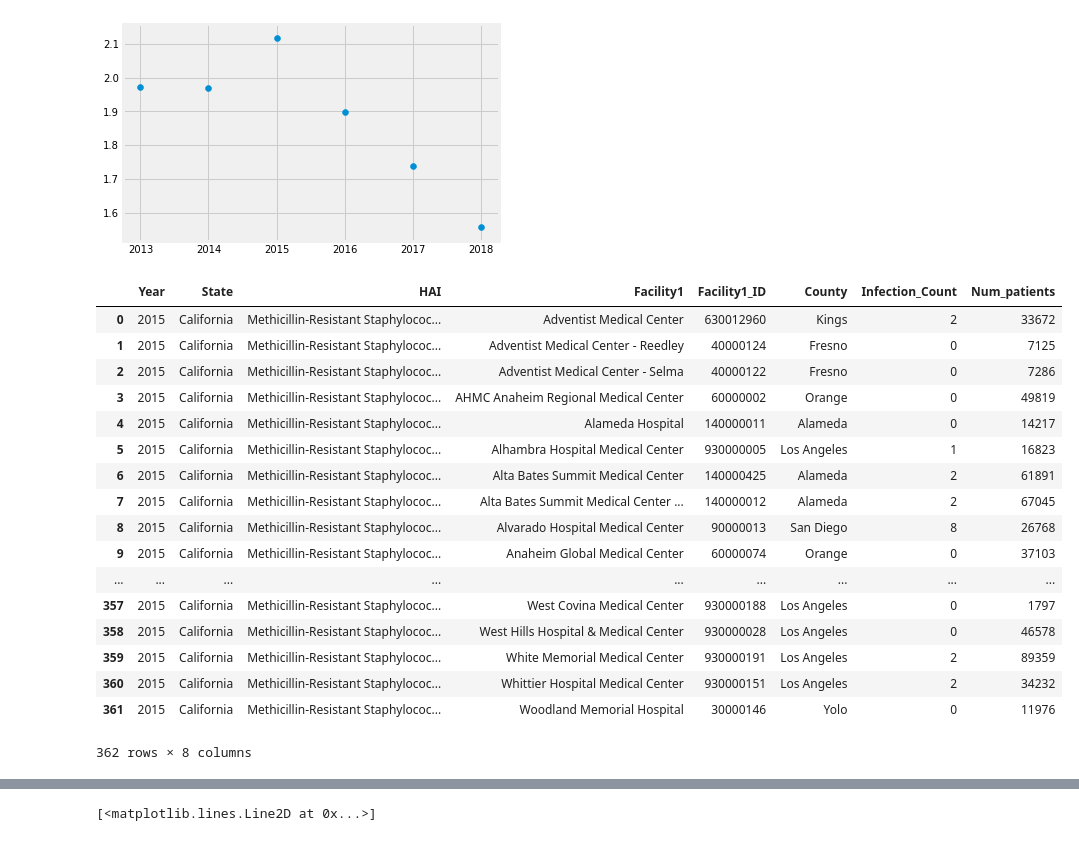
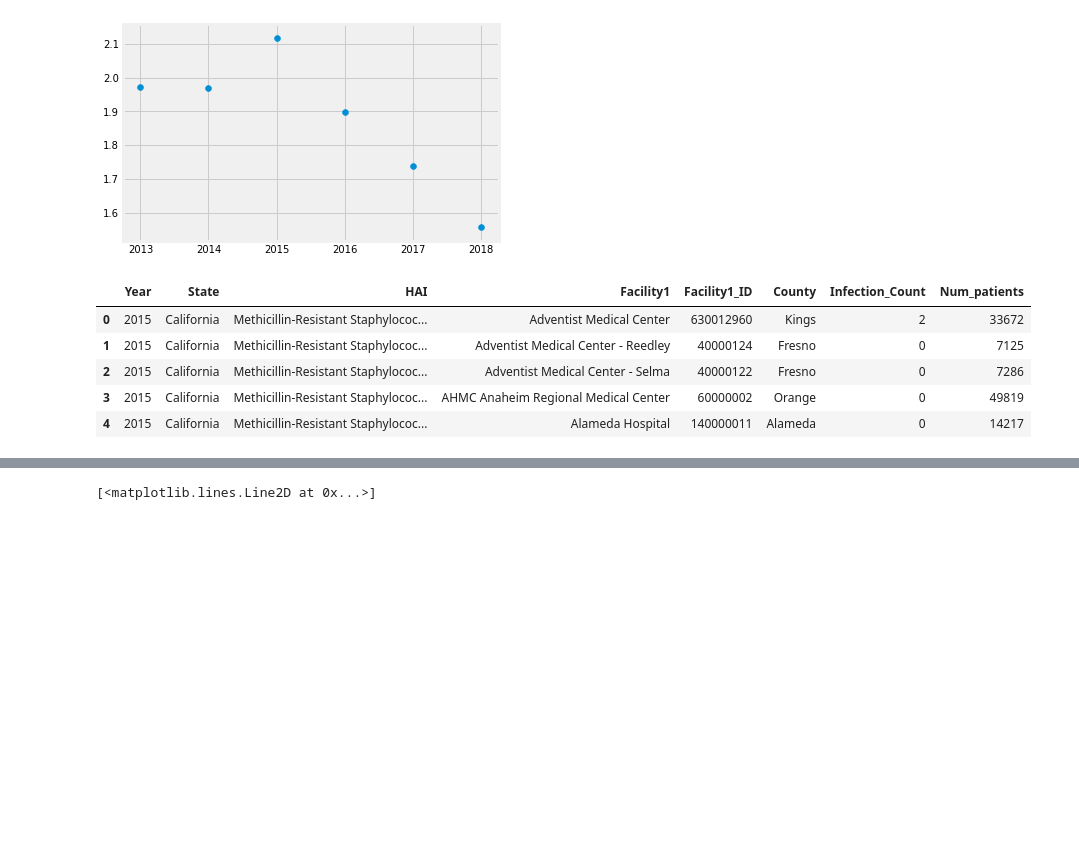
Before and after one commit to ds-modules/MCB-50, a Jupyter notebook: Data Exploration.ipynb, the cells around one changed output, grey strips where cells are left out. Drawn from its saved outputs; the diff is of its cells as text; code cells hidden in the pictures; blank space fills up the shorter version.

```diff
--- a/Data Exploration.ipynb
+++ b/Data Exploration.ipynb
@@ -227,23 +228,11 @@ plt.scatter(['2013','2014','2015','2016','2017','2018'],avg_inf_year) #another v
 merge_1 = pd.merge(mrsa_2013, mrsa_2014,
          how='outer',on='County').dropna()
 # %%
-mrsa_2015
+mrsa_2015.head()
 # %% [output]
 |  | Year | State | HAI | Facility1 | Facility1_ID | County | Infection_Count | Num_patients |
 | 0 | 2015 | California | Methicillin-Resistant Staphylococ... | Adventist Medical Center | 630012960 | Kings | 2 | 33672 |
 | 1 | 2015 | California | Methicillin-Resistant Staphylococ... | Adventist Medical Center - Reedley | 40000124 | Fresno | 0 | 7125 |
 | 2 | 2015 | California | Methicillin-Resistant Staphylococ... | Adventist Medical Center - Selma | 40000122 | Fresno | 0 | 7286 |
 | 3 | 2015 | California | Methicillin-Resistant Staphylococ... | AHMC Anaheim Regional Medical Center | 60000002 | Orange | 0 | 49819 |
 | 4 | 2015 | California | Methicillin-Resistant Staphylococ... | Alameda Hospital | 140000011 | Alameda | 0 | 14217 |
-| 5 | 2015 | California | Methicillin-Resistant Staphylococ... | Alhambra Hospital Medical Center | 930000005 | Los Angeles | 1 | 16823 |
-| 6 | 2015 | California | Methicillin-Resistant Staphylococ... | Alta Bates Summit Medical Center | 140000425 | Alameda | 2 | 61891 |
-| 7 | 2015 | California | Methicillin-Resistant Staphylococ... | Alta Bates Summit Medical Center ... | 140000012 | Alameda | 2 | 67045 |
-| 8 | 2015 | California | Methicillin-Resistant Staphylococ... | Alvarado Hospital Medical Center | 90000013 | San Diego | 8 | 26768 |
-| 9 | 2015 | California | Methicillin-Resistant Staphylococ... | Anaheim Global Medical Center | 60000074 | Orange | 0 | 37103 |
-| ... | ... | ... | ... | ... | ... | ... | ... | ... |
-| 357 | 2015 | California | Methicillin-Resistant Staphylococ... | West Covina Medical Center | 930000188 | Los Angeles | 0 | 1797 |
-| 358 | 2015 | California | Methicillin-Resistant Staphylococ... | West Hills Hospital & Medical Center | 930000028 | Los Angeles | 0 | 46578 |
-| 359 | 2015 | California | Methicillin-Resistant Staphylococ... | White Memorial Medical Center | 930000191 | Los Angeles | 2 | 89359 |
-| 360 | 2015 | California | Methicillin-Resistant Staphylococ... | Whittier Hospital Medical Center | 930000151 | Los Angeles | 2 | 34232 |
-| 361 | 2015 | California | Methicillin-Resistant Staphylococ... | Woodland Memorial Hospital | 30000146 | Yolo | 0 | 11976 |
-362 rows × 8 columns
```
Also changed, not shown: parts of 24 cells of this notebook, 19 other files.
